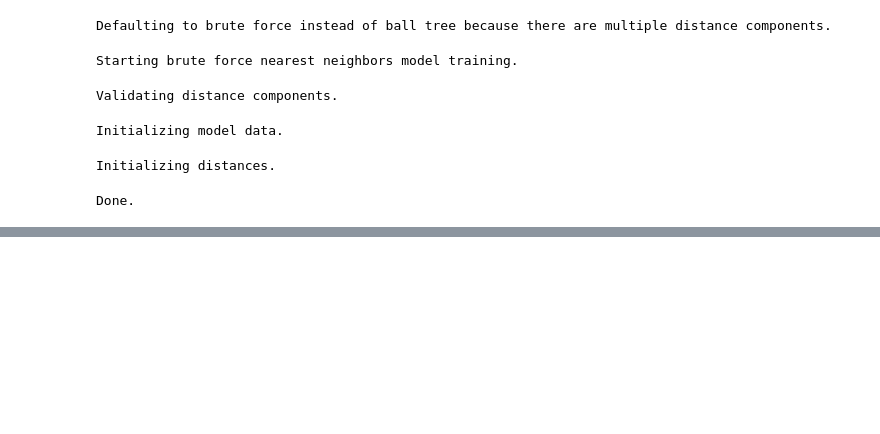
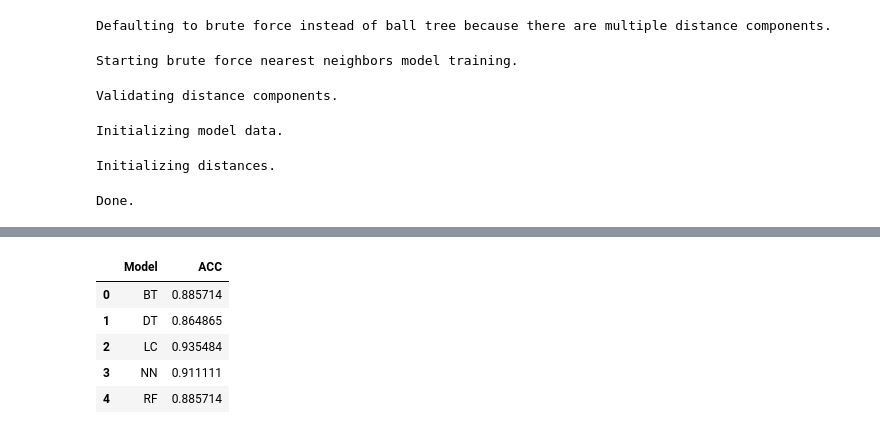
Before and after one commit to Spider-Orangutan/MML-project, a Jupyter notebook: Mathematics for machine learning assignment.ipynb, the cells around one changed output, grey strips where cells are left out. Cells and saved outputs as stored; diff of their text form; code cells hidden in the pictures; blank space fills up the shorter version.

```diff
--- a/Mathematics for machine learning assignment.ipynb
+++ b/Mathematics for machine learning assignment.ipynb
@@ -293,0 +310,9 @@ random_forest_model.evaluate(test_data)
+# %%
+performance_summary
+# %% [output]
+|  | Model | ACC |
+| 0 | BT | 0.885714 |
+| 1 | DT | 0.864865 |
+| 2 | LC | 0.935484 |
+| 3 | NN | 0.911111 |
+| 4 | RF | 0.885714 |
```
Also changed, not shown: parts of 19 cells of this notebook.
